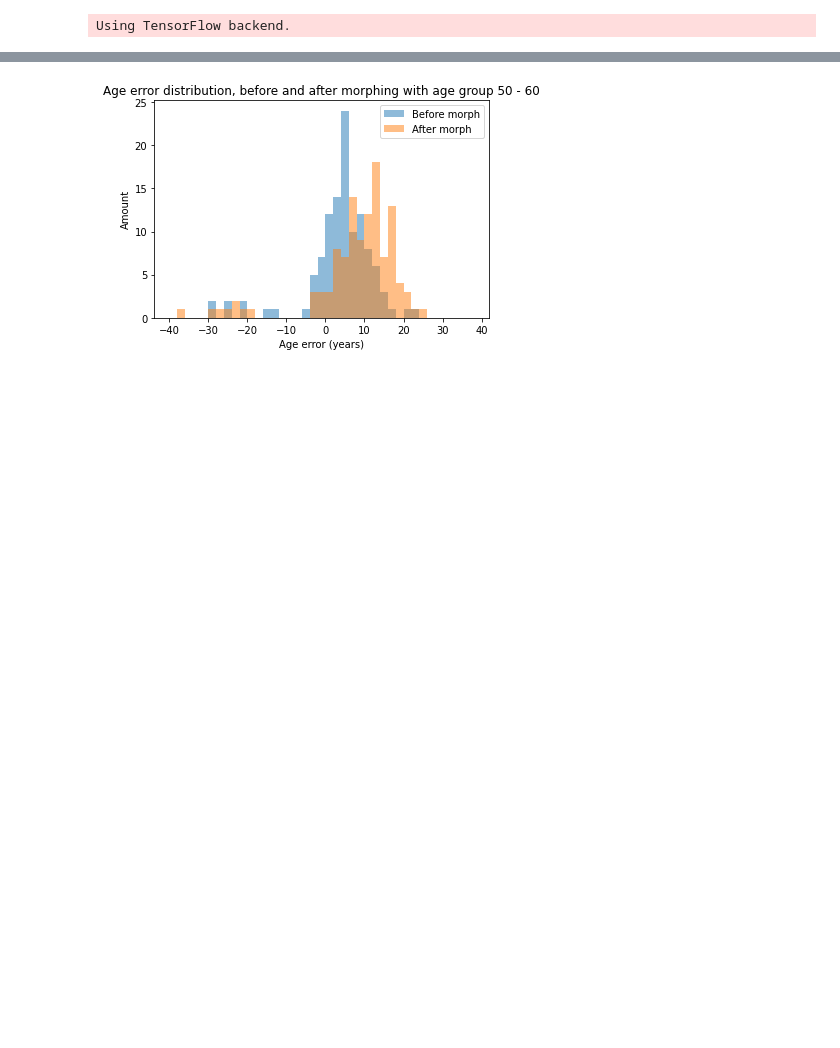
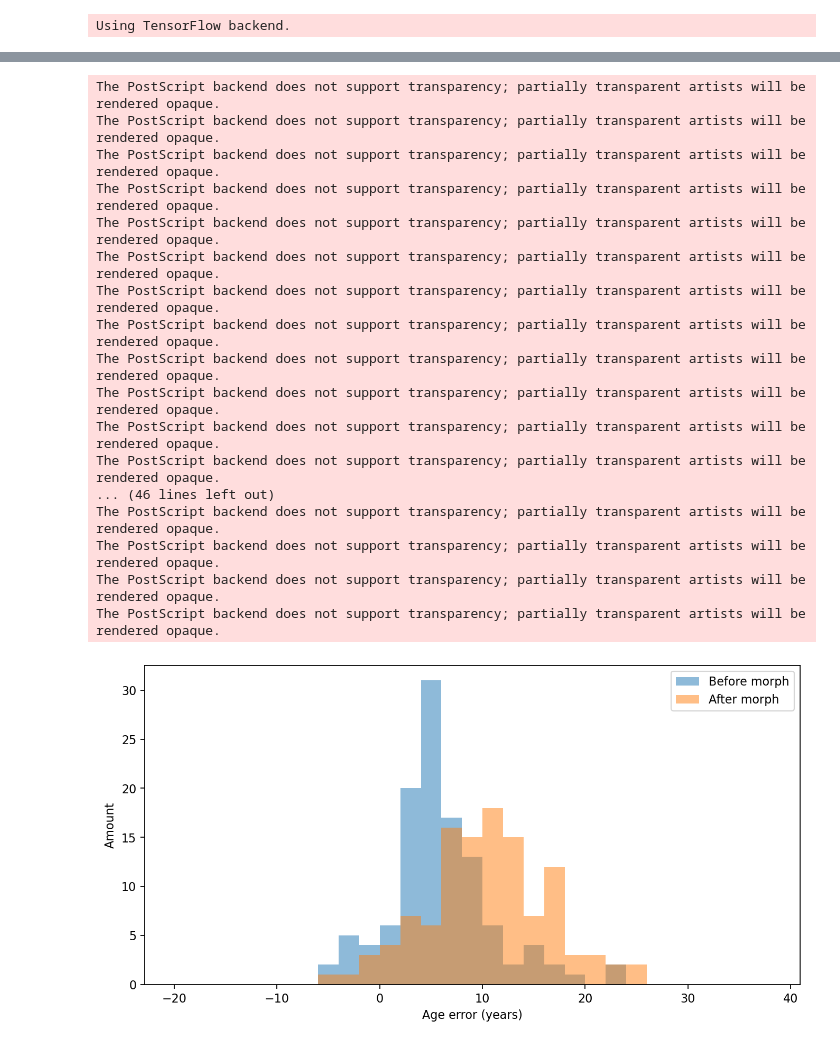
Before and after one commit to BastiaanBekooij/Age-Obfuscation-Morphing, a Jupyter notebook: Data_npz/Data verwerking V2.ipynb, the cells around one changed output, grey strips where cells are left out. Drawn from its saved outputs; the diff is of its cells as text; code cells hidden in the pictures; blank space fills up the shorter version.

```diff
--- a/Data_npz/Data verwerking V2.ipynb
+++ b/Data_npz/Data verwerking V2.ipynb
@@ -184,14 +212,31 @@ plt.savefig('age_distribution_actual_estimated.png')
 # %%
 #Age error distributions after morphing per age group
-bins = np.arange(-40, 40, 2) #left margin, right margin, step size (years)
+bins = np.arange(-20, 40, 2) #left margin, right margin, step size (years)
 plt.figure(figsize=(10,5), dpi=160)
 plt.hist(age_estimated - age_actual, bins, alpha=0.5, label='Before morph')
 plt.hist(age_morph50 - age_actual, bins, alpha=0.5, label='After morph')
-plt.title('Age error distribution, before and after morphing with age group 50 - 60')
+#plt.title('Age error distribution, before and after morphing with age group 50 - 60')
 plt.xlabel('Age error (years)')
 plt.ylabel('Amount')
 plt.legend()
-plt.savefig('age_distribution_group50.png')
+plt.savefig('age_distribution_group50.eps', format ='eps')
 # %% [output]
+The PostScript backend does not support transparency; partially transparent artists will be rendered opaque.
+The PostScript backend does not support transparency; partially transparent artists will be rendered opaque.
+The PostScript backend does not support transparency; partially transparent artists will be rendered opaque.
+The PostScript backend does not support transparency; partially transparent artists will be rendered opaque.
+The PostScript backend does not support transparency; partially transparent artists will be rendered opaque.
+The PostScript backend does not support transparency; partially transparent artists will be rendered opaque.
+The PostScript backend does not support transparency; partially transparent artists will be rendered opaque.
+The PostScript backend does not support transparency; partially transparent artists will be rendered opaque.
+The PostScript backend does not support transparency; partially transparent artists will be rendered opaque.
+The PostScript backend does not support transparency; partially transparent artists will be rendered opaque.
+The PostScript backend does not support transparency; partially transparent artists will be rendered opaque.
+The PostScript backend does not support transparency; partially transparent artists will be rendered opaque.
+... (46 lines left out)
+The PostScript backend does not support transparency; partially transparent artists will be rendered opaque.
+The PostScript backend does not support transparency; partially transparent artists will be rendered opaque.
+The PostScript backend does not support transparency; partially transparent artists will be rendered opaque.
+The PostScript backend does not support transparency; partially transparent artists will be rendered opaque.
-[figure, old version]
+[figure, new version]
 # %%
```
Also changed, not shown: parts of 13 cells of this notebook, 13 other files.
